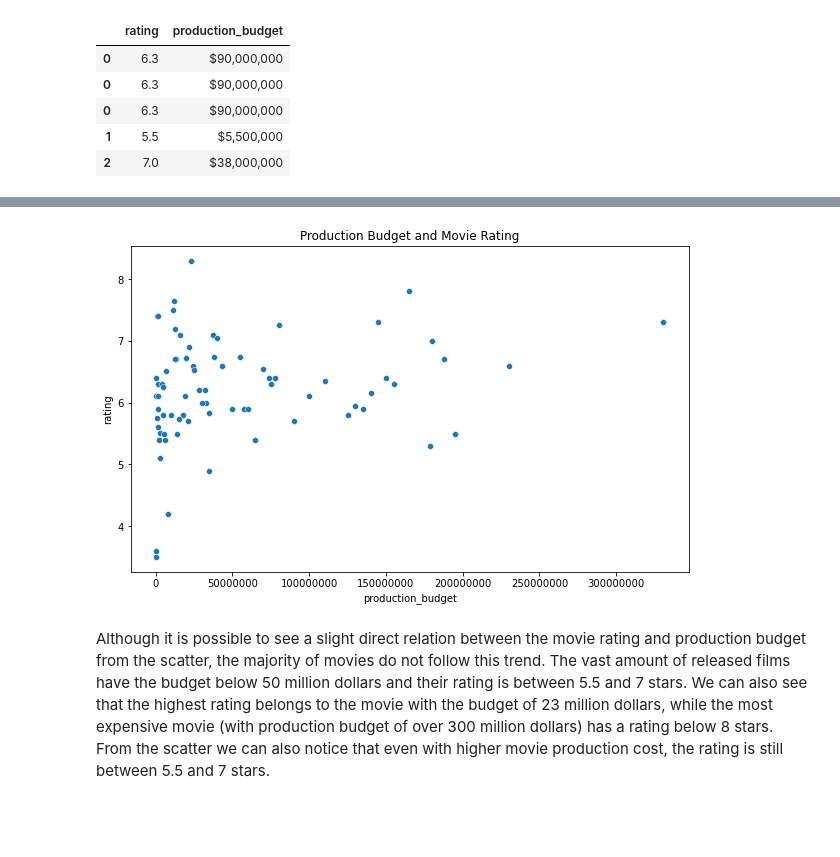
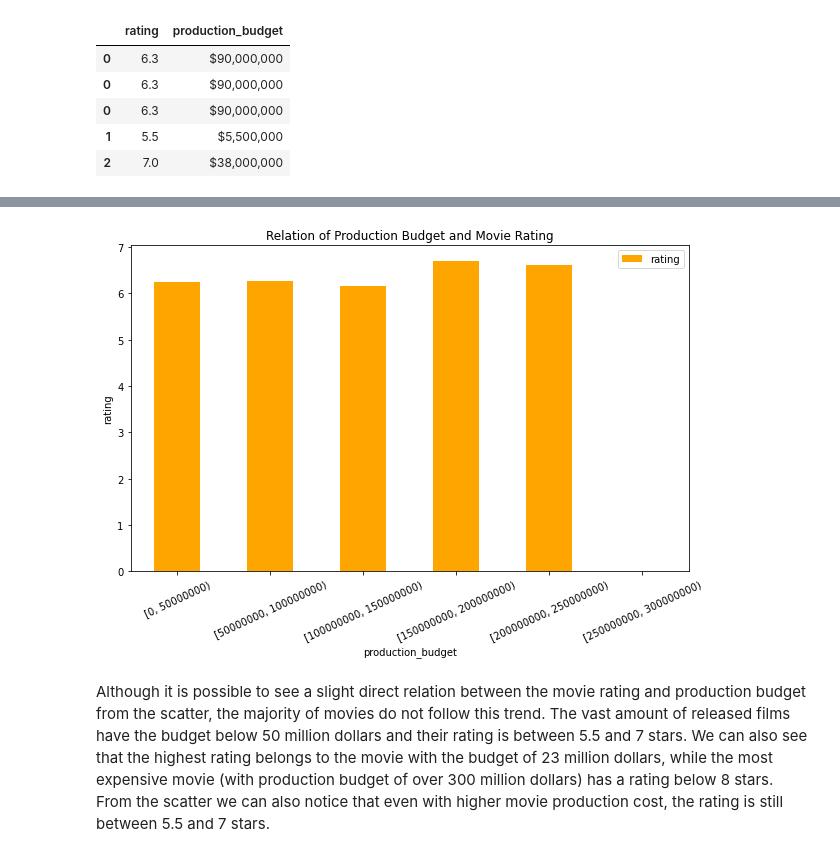
Before and after one commit to VolhaP87/Microsoft_Movie_Analysis, a Jupyter notebook: student.ipynb, the cells around one changed output, grey strips where cells are left out. Drawn from its saved outputs; the diff is of its cells as text; code cells hidden in the pictures; blank space fills up the shorter version.

Commit message:
Visualization Update

```diff
--- a/student.ipynb
+++ b/student.ipynb
@@ -419,9 +421,9 @@ rating_budget.head()
 # %%
 # Change production_budget column type to integer
 rating_budget["production_budget"] = rating_budget["production_budget"].replace("[$,]", "", regex=True).astype(int)
-# Group the data according to the necessary category, find the average rating, sort in descending order
-rating_budget_new = rating_budget.groupby(['production_budget'])['rating'].mean().sort_values(ascending = False)
-rating_budget_new
+# Bin production_budget
+binned_budget = rating_budget.groupby(['rating'])['production_budget'].transform(pd.cut, bins=[0, 50000000, 100000000, 150000000, 200000000, 250000000, 300000000], precision=0, right=False)
+binned_budget
 # %% [output]
 A value is trying to be set on a copy of a slice from a DataFrame.
 Try using .loc[row_indexer,col_indexer] = value instead
@@ -443,0 +446,4 @@ Name: rating, Length: 75, dtype: float64
+# %%
+# Find the average movie rating for binned_budget
+qd = rating_budget.groupby([binned_budget])[['rating']].mean()
+qd
@@ -444,11 +459,11 @@ Name: rating, Length: 75, dtype: float64
 # %%
 # Plot the graph
-fig, ax = plt.subplots(figsize = (10, 6))
-sns.scatterplot(data = rating_budget_new).set(title = 'Production Budget and Movie Rating')
-ax.get_xaxis().get_major_formatter().set_scientific(False)
-fig.savefig('budget-rating')
+qd.plot(kind = 'bar', figsize = (10,6), title = "Relation of Production Budget and Movie Rating", color = 'orange')
+plt.ylabel('rating')
+plt.xticks(rotation = 25)
+plt.savefig('Budget-rating')
 # %% [output]
-[figure, old version]
+[figure, new version]
 # %% [markdown]
 Although it is possible to see a slight direct relation between the movie rating and production budget from the scatter, the majority of movies do not follow this trend. The vast amount of released films have the budget below 50 million dollars and their rating is between 5.5 and 7 stars. We can also see that the highest rating belongs to the movie with the budget of 23 million dollars, while the most expensive movie (with production budget of over 300 million dollars) has a rating below 8 stars. From the scatter we can also notice that even with higher movie production cost, the rating is still between 5.5 and 7 stars.
 # %% [markdown]
```
Also changed, not shown: parts of 4 cells of this notebook, 5 other files.
